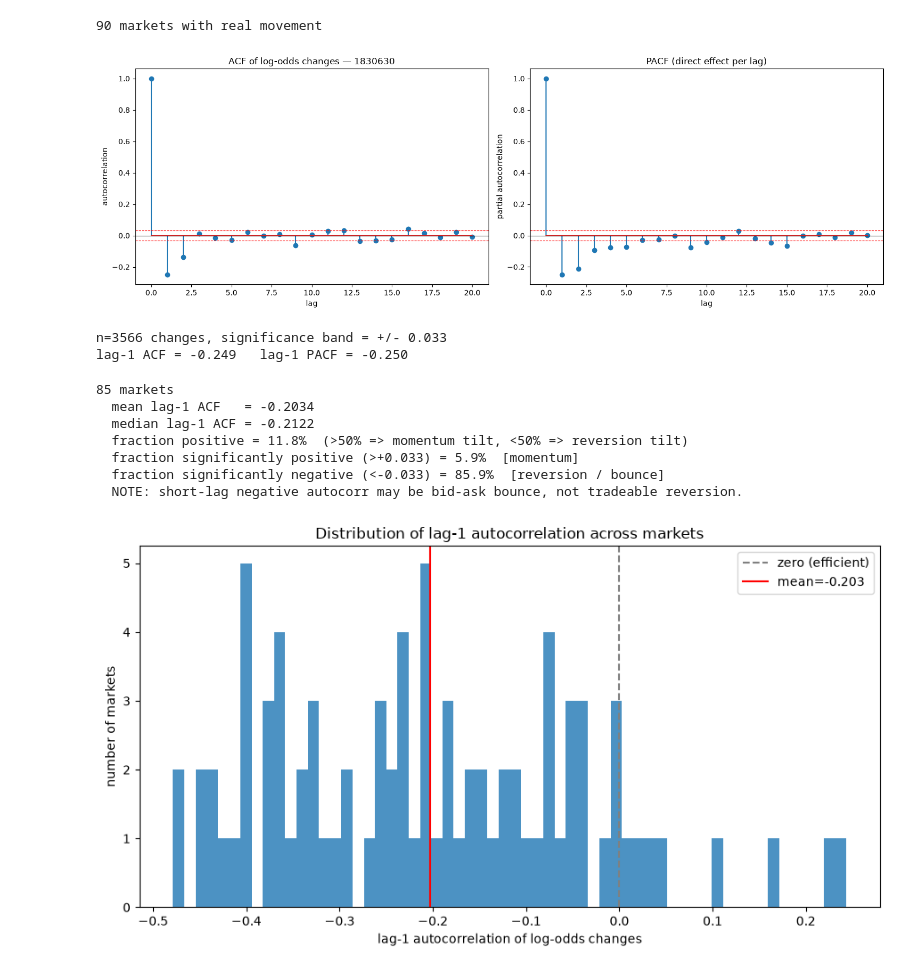
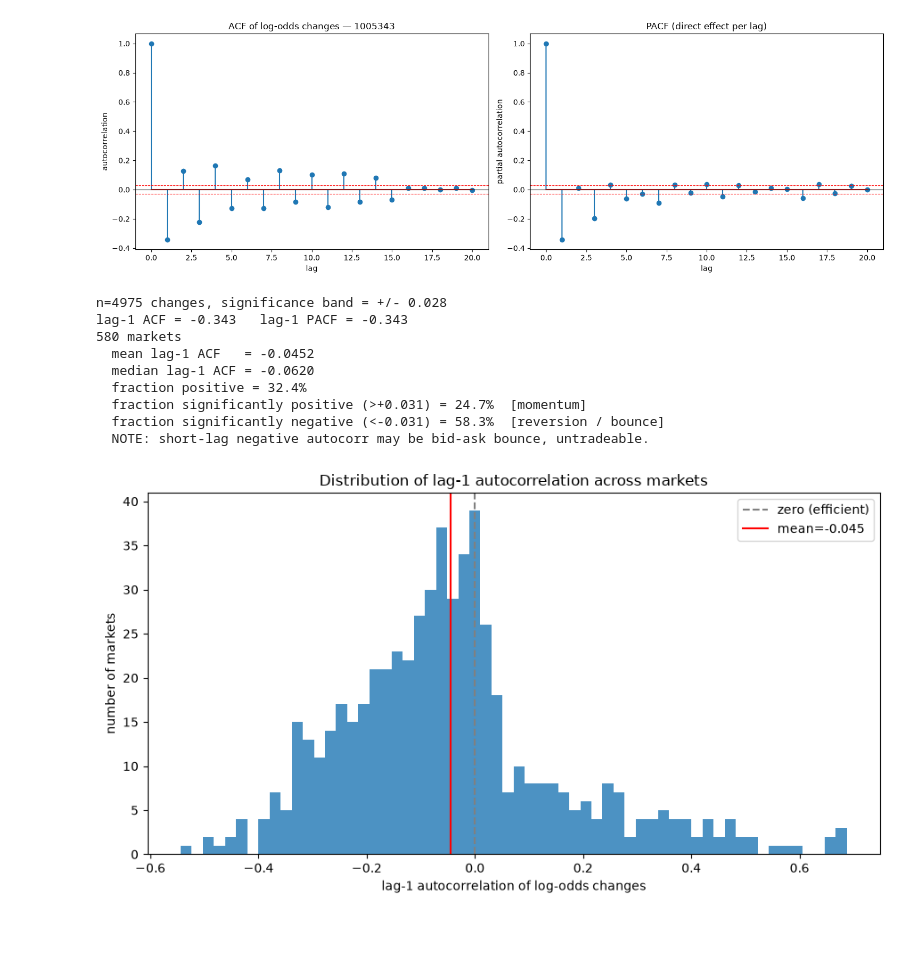
Before and after one commit to BenRodriguez1029/PredictionMarket, a Jupyter notebook: notebooks/m3.ipynb, the cells around one changed output. Cells and saved outputs as stored; diff of their text form; code cells hidden in the pictures; blank space fills up the shorter version.

```diff
--- a/notebooks/m3.ipynb
+++ b/notebooks/m3.ipynb
@@ -40,7 +46,8 @@ to_logit([0.         0.02040816 0.04081633 0.06122449 0.08163265 0.10204082
    2.42036813   2.73002911   3.15700042   3.87120101  23.02585085]
 # %%
 # 3.1 — see the transform
-movers = find_mover_markets(limit=1000)
-print(movers)
-plot_price_and_logit(movers.iloc[7]["market_id"])
+df = load_movers(min_range=0.2)
+df = drop_post_resolution(df)
+df = add_relative_spread(df)
+df = filter_liquid_markets(df, keep_tiers=("tight", "medium"))
 # %% [output]
@@ -62,0 +61,3 @@ plot_price_and_logit(movers.iloc[7]["market_id"])
+# %%
+df = filter_consistently_active(df, percent_move_threshold=.50, median_move_threshold=-0.0001)
+df = add_logit(df)
@@ -62,0 +72,3 @@ plot_price_and_logit(movers.iloc[7]["market_id"])
+# %%
+one = df[df["market_id"] == "558938"]
+plot_price_and_logit(one)
@@ -112,34 +130,19 @@ import numpy as np
-# %%
-# get a sample of markets with history
-from db.connection import get_conn
-import pandas as pd
-
-ids = pd.read_sql("""
-        SELECT market_id FROM market_snapshots WHERE mid_price IS NOT NULL
-        GROUP BY market_id HAVING COUNT(*) >= 100
-        ORDER BY RANDOM() LIMIT 300
-    """, get_engine())["market_id"].tolist()
-
-ids = [m for m in ids if has_real_movement(m)]
-print(f"{len(ids)} markets with real movement")
-# %% [output]
-90 markets with real movement
 # %%
 # 3.3 — visual on one market, then the aggregate
-plot_acf_pacf(ids[0])
-dist = lag1_autocorr_distribution(ids)
+plot_acf_pacf(one)
+dist = lag1_autocorr_distribution(df)
 plot_lag1_distribution(dist)
 # %% [output]
-[figure, old version]
+[figure, new version]
-n=3566 changes, significance band = +/- 0.033
-lag-1 ACF = -0.249   lag-1 PACF = -0.250
+n=4975 changes, significance band = +/- 0.028
+lag-1 ACF = -0.343   lag-1 PACF = -0.343
+580 markets
+  mean lag-1 ACF   = -0.0452
+  median lag-1 ACF = -0.0620
+  fraction positive = 32.4%
+  fraction significantly positive (>+0.031) = 24.7%  [momentum]
+  fraction significantly negative (<-0.031) = 58.3%  [reversion / bounce]
+  NOTE: short-lag negative autocorr may be bid-ask bounce, untradeable.
-85 markets
-  mean lag-1 ACF   = -0.2034
-  median lag-1 ACF = -0.2122
-  fraction positive = 11.8%  (>50% => momentum tilt, <50% => reversion tilt)
-  fraction significantly positive (>+0.033) = 5.9%  [momentum]
-  fraction significantly negative (<-0.033) = 85.9%  [reversion / bounce]
-  NOTE: short-lag negative autocorr may be bid-ask bounce, not tradeable reversion.
-[figure, old version]
+[figure, new version]
 # %%
 # 3.4 — rank by predictability
```
Also changed, not shown: parts of 20 cells of this notebook, 11 other files.
